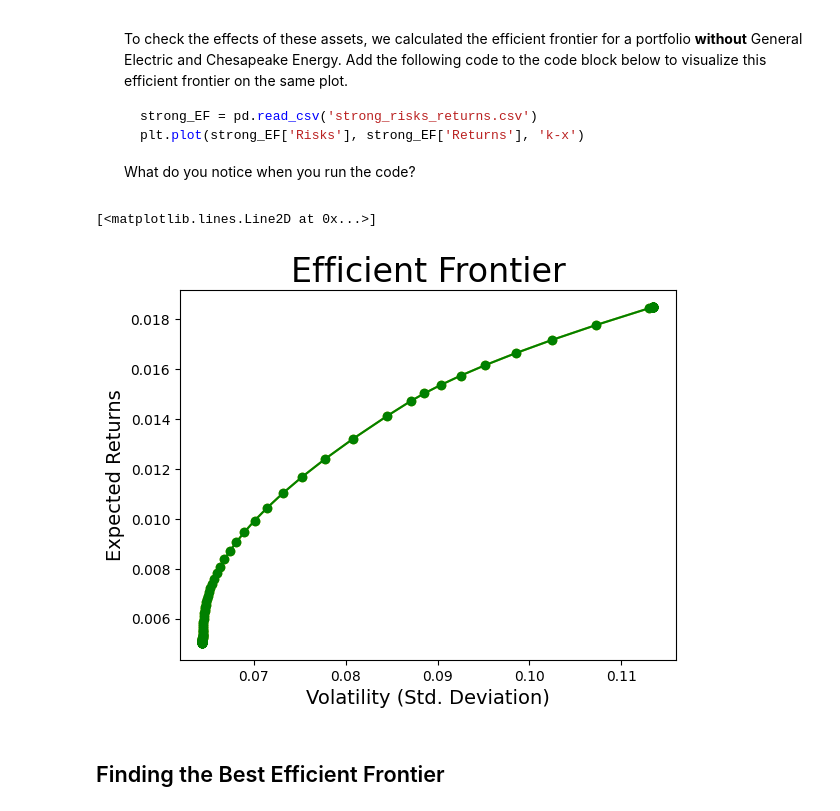
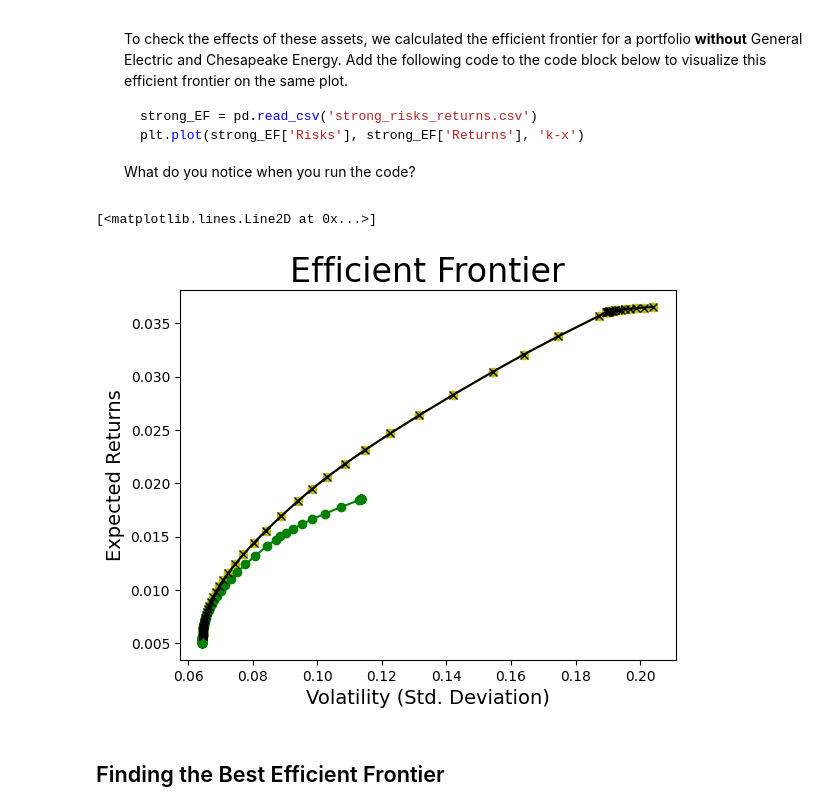
Before and after one commit to vhurdaneta/Mean-Variance-Optimization-Project-.-Analyze-Financial-Data-with-Python, a Jupyter notebook: Mean Variance Optimization.ipynb, the cells around one changed output. Cells and saved outputs as stored; diff of their text form; code cells hidden in the pictures.

```diff
--- a/Mean Variance Optimization.ipynb
+++ b/Mean Variance Optimization.ipynb
@@ -309,7 +309,7 @@ Optimal solution found.
     Change the `path` variable to **stock_data2.csv** to visualize this new efficient frontier.
 # %%
 # 10. Change the path variable.
-path = 'stock_data_weak.csv'
+path = 'stock_data2.csv'
 
 # Load the stock data
 stock_data = pd.read_csv(path)
@@ -406,14 +413,16 @@ Optimal solution found.
 # %%
 # 12. Plot Efficient Frontier Without Two Assets
 plt.plot(risks, returns, 'y-o')
 plt.ylabel('Expected Returns',fontsize=14)
 plt.xlabel('Volatility (Std. Deviation)',fontsize=14)
 plt.title('Efficient Frontier', fontsize=24)
 weak_EF = pd.read_csv('weak_risks_returns.csv')
 plt.plot(weak_EF['Risks'], weak_EF['Returns'], 'g-o')
+strong_EF = pd.read_csv('strong_risks_returns.csv')
+plt.plot(strong_EF['Risks'], strong_EF['Returns'], 'k-x')
 # %% [output]
 [<matplotlib.lines.Line2D at 0x...>]
-[figure, old version]
+[figure, new version]
 # %% [markdown]
 ## Finding the Best Efficient Frontier
 # %% [markdown]
```
Also changed, not shown: parts of 8 cells of this notebook.
